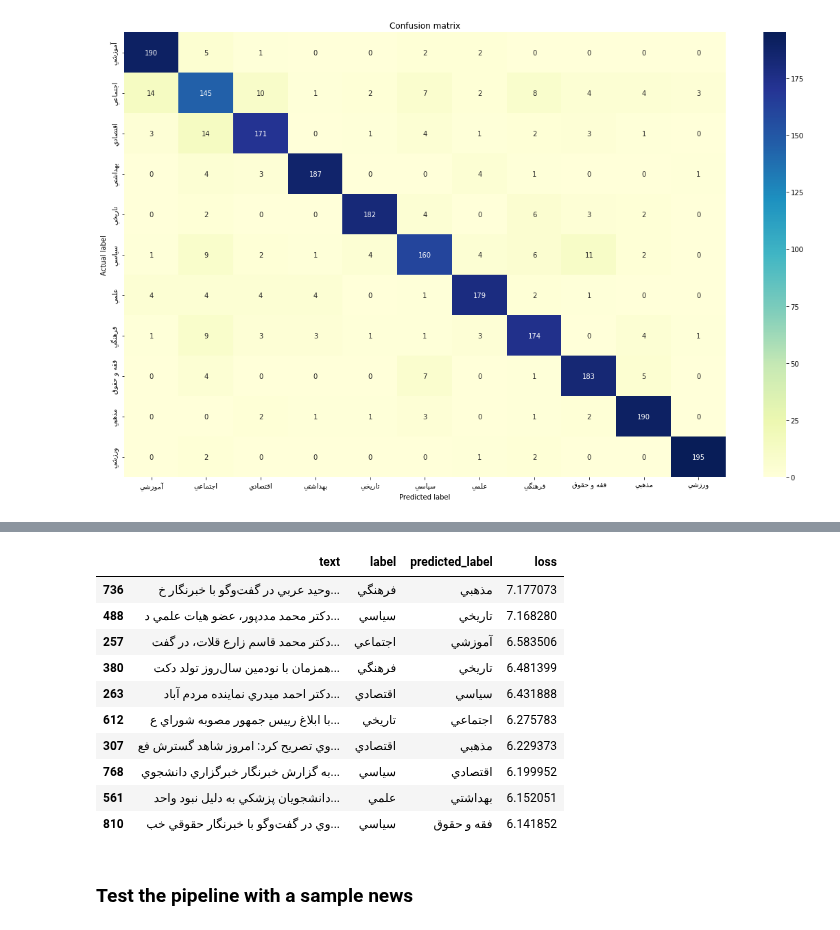
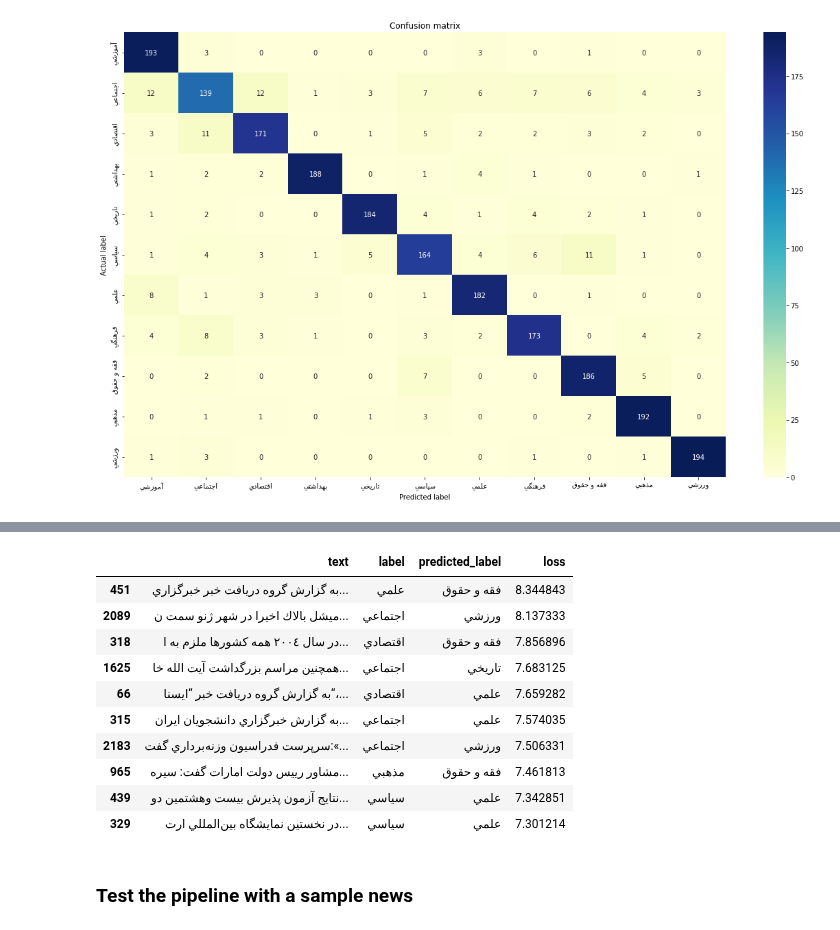
Before and after one commit to ZahraDehghani99/Natural-Language-Processing, a Jupyter notebook: HW5/text_classification_with_transformers.ipynb, the cells around one changed output, grey strips where cells are left out. Saved outputs shown, nothing was run; the diff lists cells and outputs as text; code cells hidden in the pictures.

```diff
--- a/HW5/text_classification_with_transformers.ipynb
+++ b/HW5/text_classification_with_transformers.ipynb
@@ -130,11 +132,8 @@ X.head()
 from sklearn.model_selection import train_test_split
 
 X_train, X_test, y_train, y_test = train_test_split(X, y, test_size=0.2, stratify= y, random_state=42)
-X_train, X_valid, y_train, y_valid = train_test_split(X_train, y_train, test_size=0.1, stratify= y_train, random_state=42)
 print(f'X_train shape: {X_train.shape}')
 print(f'X_test shape: {X_test.shape}')
-print(f'X_valid shape: {X_valid.shape}')
 print(f'y_train shape: {y_train.shape}')
 print(f'y_test shape: {y_test.shape}')
-print(f'y_valid shape: {y_valid.shape}')
 # %% [output]
@@ -240,6 +212,6 @@ test shape : (2198, 2)
 # %%
 from datasets import load_dataset
 
-PATH = "/content/drive/MyDrive/HW5/"
-dataset = load_dataset("csv", data_files={"train": PATH + "train.csv", "validation": PATH + "valid.csv", "test": PATH + "test.csv"})
+PATH = "/content/drive/MyDrive/HW5/data/"
+dataset = load_dataset("csv", data_files={"train": PATH + "train.csv", "test": PATH + "test.csv"})
 # %% [output]
@@ -576,5 +520,5 @@ dataset_encoded.set_format("torch",
                             columns=["input_ids", "attention_mask",
 "label"])
 # Compute loss values
-dataset_encoded["validation"] = dataset_encoded["validation"].map(
+dataset_encoded["test"] = dataset_encoded["test"].map(
   forward_pass_with_label, batched=True, batch_size=16)
@@ -595,24 +525,24 @@ def inverse(idx):
 # %%
 dataset_encoded.set_format("pandas")
 cols = ["text", "label", "predicted_label", "loss"]
-df_valid = dataset_encoded["validation"][:][cols]
-df_valid["label"] = df_valid["label"].apply(inverse)
-df_valid["predicted_label"] = (df_valid["predicted_label"]
+df_test = dataset_encoded["test"][:][cols]
+df_test["label"] = df_test["label"].apply(inverse)
+df_test["predicted_label"] = (df_test["predicted_label"]
                               .apply(inverse))
 # %%
-df_valid.sort_values("loss", ascending=False).head(10)
+df_test.sort_values("loss", ascending=False).head(10)
 # %% [output]
 |  | text | label | predicted_label | loss |
-| 736 | وحيد عربي در گفت‌وگو با خبرنگار خ... | فرهنگي | مذهبي | 7.177073 |
-| 488 | دكتر محمد مددپور، عضو هيات علمي د... | سياسي | تاريخي | 7.168280 |
-| 257 | دكتر محمد قاسم زارع قلات، در گفت‌... | اجتماعي | آموزشي | 6.583506 |
-| 380 | همزمان با نودمين سال‌روز تولد دكت... | فرهنگي | تاريخي | 6.481399 |
-| 263 | دكتر احمد ميدري نماينده مردم آباد... | اقتصادي | سياسي | 6.431888 |
-| 612 | با ابلاغ رييس جمهور مصوبه شوراي ع... | تاريخي | اجتماعي | 6.275783 |
-| 307 | وي تصريح كرد: امروز شاهد گسترش فع... | اقتصادي | مذهبي | 6.229373 |
-| 768 | به گزارش خبرنگار خبرگزاري دانشجوي... | سياسي | اقتصادي | 6.199952 |
-| 561 | دانشجويان پزشكي به دليل نبود واحد... | علمي | بهداشتي | 6.152051 |
-| 810 | وي در گفت‌وگو با خبرنگار حقوقي خب... | سياسي | فقه و حقوق | 6.141852 |
+| 451 | به گزارش گروه دريافت خبر خبرگزاري... | علمي | فقه و حقوق | 8.344843 |
+| 2089 | ميشل بالاك اخيرا در شهر ژنو سمت ن... | اجتماعي | ورزشي | 8.137333 |
+| 318 | در سال ‌٢٠٠٤ همه كشورها ملزم به ا... | اقتصادي | فقه و حقوق | 7.856896 |
+| 1625 | همچنين مراسم بزرگداشت آيت الله خا... | اجتماعي | تاريخي | 7.683125 |
+| 66 | به گزارش گروه دريافت خبر “ايسنا“،... | اقتصادي | علمي | 7.659282 |
+| 315 | به گزارش خبرگزاري دانشجويان ايران... | اجتماعي | علمي | 7.574035 |
+| 2183 | سرپرست فدراسيون وزنه‌برداري گفت:«... | اجتماعي | ورزشي | 7.506331 |
+| 965 | مشاور رييس دولت امارات گفت: سيره‌... | مذهبي | فقه و حقوق | 7.461813 |
+| 439 | نتايج آزمون پذيرش بيست وهشتمين دو... | سياسي | علمي | 7.342851 |
+| 329 | در نخستين نمايشگاه بين‌المللي ارت... | سياسي | علمي | 7.301214 |
 # %% [markdown]
 ### Test the pipeline with a sample news
 # %%
```
Also changed, not shown: parts of 115 cells of this notebook.
